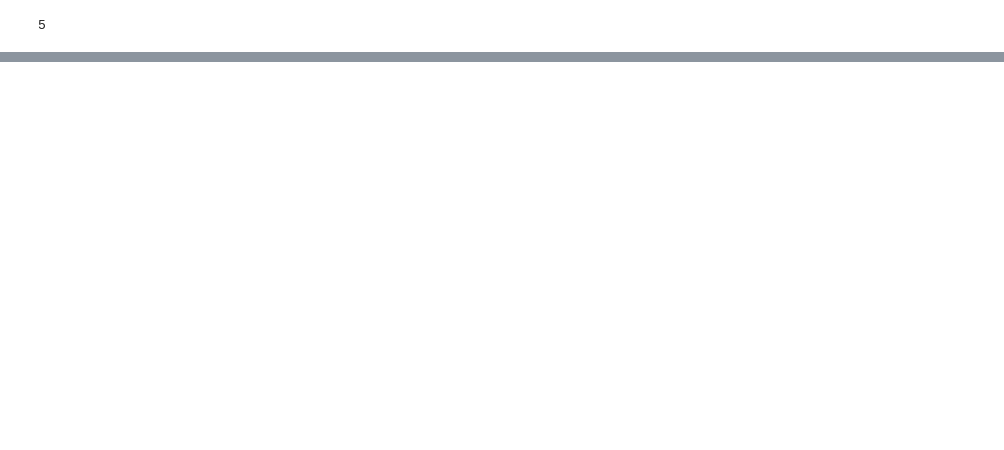
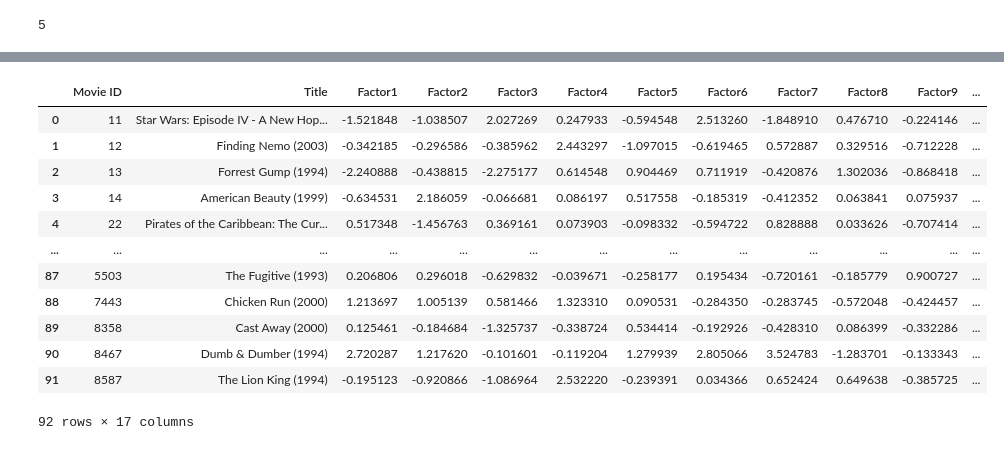
Before and after one commit to AliRizvi14/CE888, a Jupyter notebook: lab6/recommended_system.ipynb, the cells around one changed output, grey strips where cells are left out. Cells and saved outputs as stored; diff of their text form; code cells hidden in the pictures; blank space fills up the shorter version.

```diff
--- a/lab6/recommended_system.ipynb
+++ b/lab6/recommended_system.ipynb
@@ -260,2 +309,19 @@ comparison_data
+# %%
+df_movies = pd.read_excel('https://github.com/albanda/CE888/blob/master/lab4-recommender/movies_latent_factors.xlsx?raw=true', sheet_name='Items')
+df_movies.head(92)
+# %% [output]
+|  | Movie ID | Title | Factor1 | Factor2 | Factor3 | Factor4 | Factor5 | Factor6 | Factor7 | Factor8 | Factor9 | ... |
+| 0 | 11 | Star Wars: Episode IV - A New Hop... | -1.521848 | -1.038507 | 2.027269 | 0.247933 | -0.594548 | 2.513260 | -1.848910 | 0.476710 | -0.224146 | ... |
+| 1 | 12 | Finding Nemo (2003) | -0.342185 | -0.296586 | -0.385962 | 2.443297 | -1.097015 | -0.619465 | 0.572887 | 0.329516 | -0.712228 | ... |
+| 2 | 13 | Forrest Gump (1994) | -2.240888 | -0.438815 | -2.275177 | 0.614548 | 0.904469 | 0.711919 | -0.420876 | 1.302036 | -0.868418 | ... |
+| 3 | 14 | American Beauty (1999) | -0.634531 | 2.186059 | -0.066681 | 0.086197 | 0.517558 | -0.185319 | -0.412352 | 0.063841 | 0.075937 | ... |
+| 4 | 22 | Pirates of the Caribbean: The Cur... | 0.517348 | -1.456763 | 0.369161 | 0.073903 | -0.098332 | -0.594722 | 0.828888 | 0.033626 | -0.707414 | ... |
+| ... | ... | ... | ... | ... | ... | ... | ... | ... | ... | ... | ... | ... |
+| 87 | 5503 | The Fugitive (1993) | 0.206806 | 0.296018 | -0.629832 | -0.039671 | -0.258177 | 0.195434 | -0.720161 | -0.185779 | 0.900727 | ... |
+| 88 | 7443 | Chicken Run (2000) | 1.213697 | 1.005139 | 0.581466 | 1.323310 | 0.090531 | -0.284350 | -0.283745 | -0.572048 | -0.424457 | ... |
+| 89 | 8358 | Cast Away (2000) | 0.125461 | -0.184684 | -1.325737 | -0.338724 | 0.534414 | -0.192926 | -0.428310 | 0.086399 | -0.332286 | ... |
+| 90 | 8467 | Dumb & Dumber (1994) | 2.720287 | 1.217620 | -0.101601 | -0.119204 | 1.279939 | 2.805066 | 3.524783 | -1.283701 | -0.133343 | ... |
+| 91 | 8587 | The Lion King (1994) | -0.195123 | -0.920866 | -1.086964 | 2.532220 | -0.239391 | 0.034366 | 0.652424 | 0.649638 | -0.385725 | ... |
+92 rows × 17 columns
 # %%
 #Answers
```
Also changed, not shown: parts of 32 cells of this notebook.
